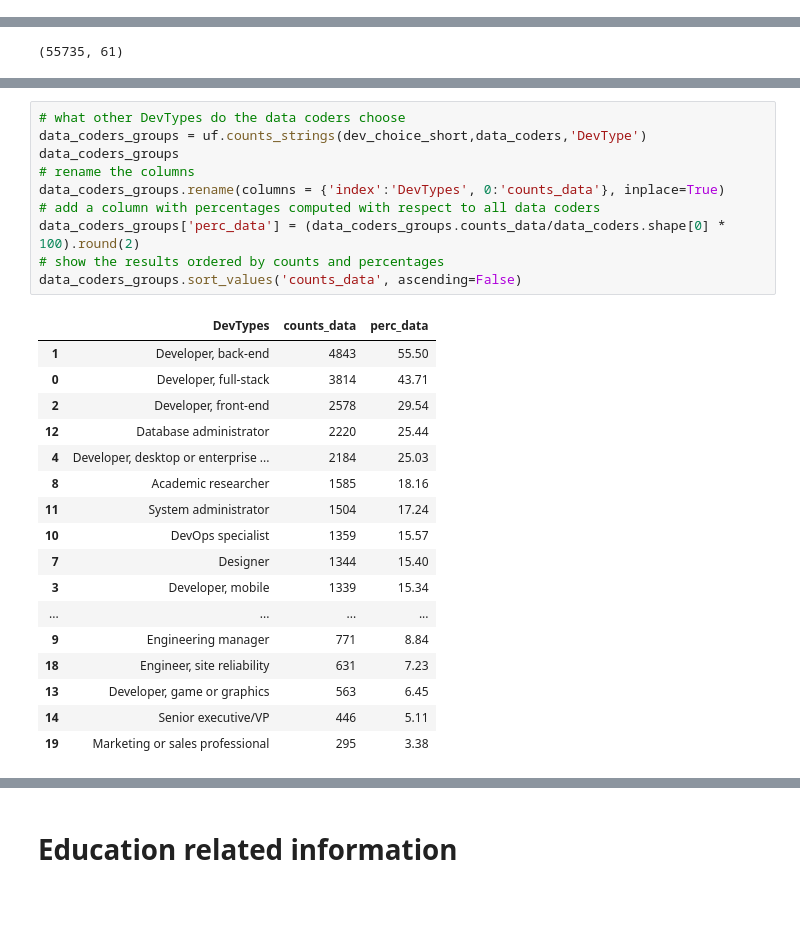
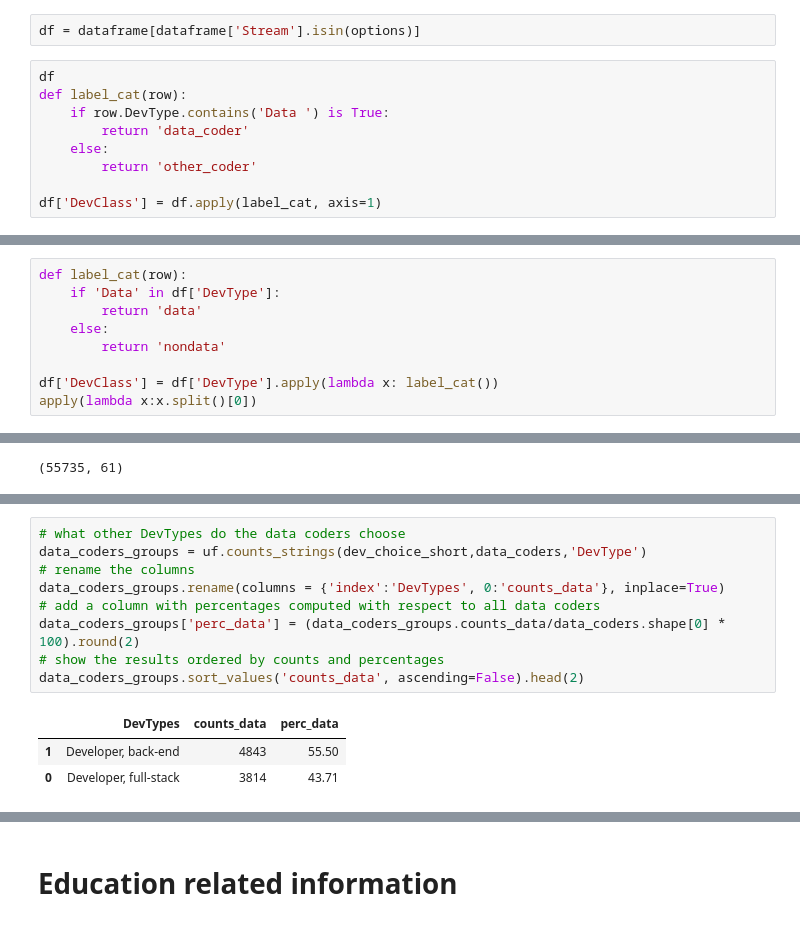
Before and after one commit to SolanaO/Developers_Survey_Analysis, a Jupyter notebook: stackBlogDataAnalysis.ipynb, the cells around one changed output, grey strips where cells are left out. Drawn from its saved outputs; the diff is of its cells as text.

Commit message:
Add first steps in data preparation.

```diff
--- a/stackBlogDataAnalysis.ipynb
+++ b/stackBlogDataAnalysis.ipynb
@@ -449,0 +407,11 @@ sns.barplot(y=devs_types.DevTypes, x=devs_types.counts, color='b');
+# %%
+df = dataframe[dataframe['Stream'].isin(options)]
+# %%
+df
+def label_cat(row):
+    if row.DevType.contains('Data ') is True:
+        return 'data_coder'
+    else:
+        return 'other_coder'
+
+df['DevClass'] = df.apply(label_cat, axis=1)
@@ -449,0 +437,9 @@ sns.barplot(y=devs_types.DevTypes, x=devs_types.counts, color='b');
+# %%
+def label_cat(row):
+    if 'Data' in df['DevType']:
+        return 'data'
+    else:
+        return 'nondata'
+
+df['DevClass'] = df['DevType'].apply(lambda x: label_cat())
+apply(lambda x:x.split()[0])
@@ -509,31 +483,16 @@ dev_choice_short
 # %%
 # what other DevTypes do the data coders choose
 data_coders_groups = uf.counts_strings(dev_choice_short,data_coders,'DevType')
-data_coders_groups
 # rename the columns
 data_coders_groups.rename(columns = {'index':'DevTypes', 0:'counts_data'}, inplace=True)
 # add a column with percentages computed with respect to all data coders
 data_coders_groups['perc_data'] = (data_coders_groups.counts_data/data_coders.shape[0] * 100).round(2)
 # show the results ordered by counts and percentages
-data_coders_groups.sort_values('counts_data', ascending=False)
+data_coders_groups.sort_values('counts_data', ascending=False).head(2)
 # %% [output]
 |  | DevTypes | counts_data | perc_data |
 | 1 | Developer, back-end | 4843 | 55.50 |
 | 0 | Developer, full-stack | 3814 | 43.71 |
-| 2 | Developer, front-end | 2578 | 29.54 |
-| 12 | Database administrator | 2220 | 25.44 |
-| 4 | Developer, desktop or enterprise ... | 2184 | 25.03 |
-| 8 | Academic researcher | 1585 | 18.16 |
-| 11 | System administrator | 1504 | 17.24 |
-| 10 | DevOps specialist | 1359 | 15.57 |
-| 7 | Designer | 1344 | 15.40 |
-| 3 | Developer, mobile | 1339 | 15.34 |
-| ... | ... | ... | ... |
-| 9 | Engineering manager | 771 | 8.84 |
-| 18 | Engineer, site reliability | 631 | 7.23 |
-| 13 | Developer, game or graphics | 563 | 6.45 |
-| 14 | Senior executive/VP | 446 | 5.11 |
-| 19 | Marketing or sales professional | 295 | 3.38 |
 # %%
 # what DevTypes do the other developers choose
 other_coders_groups = uf.counts_strings(dev_choice_short, other_coders,'DevType')
```
Also changed, not shown: parts of 41 cells of this notebook.
